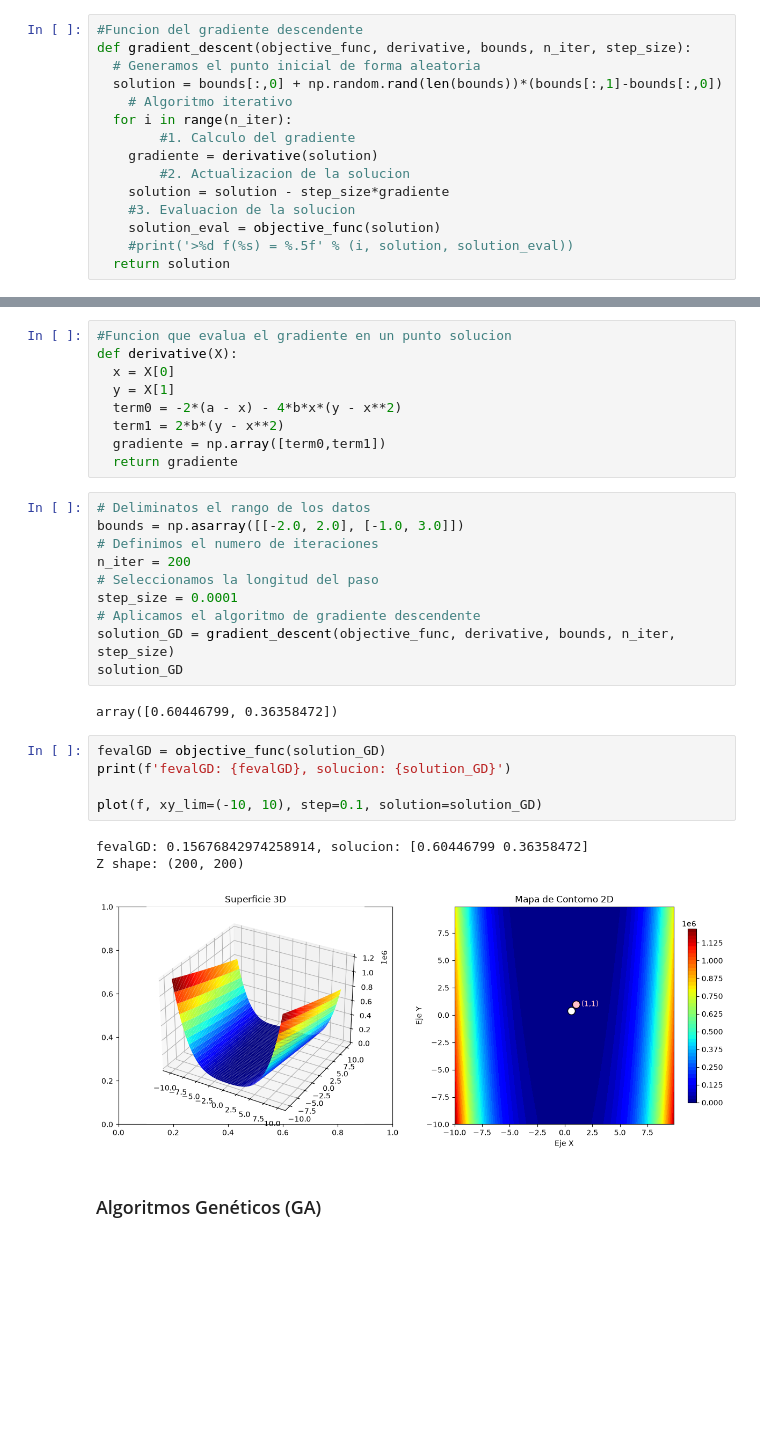
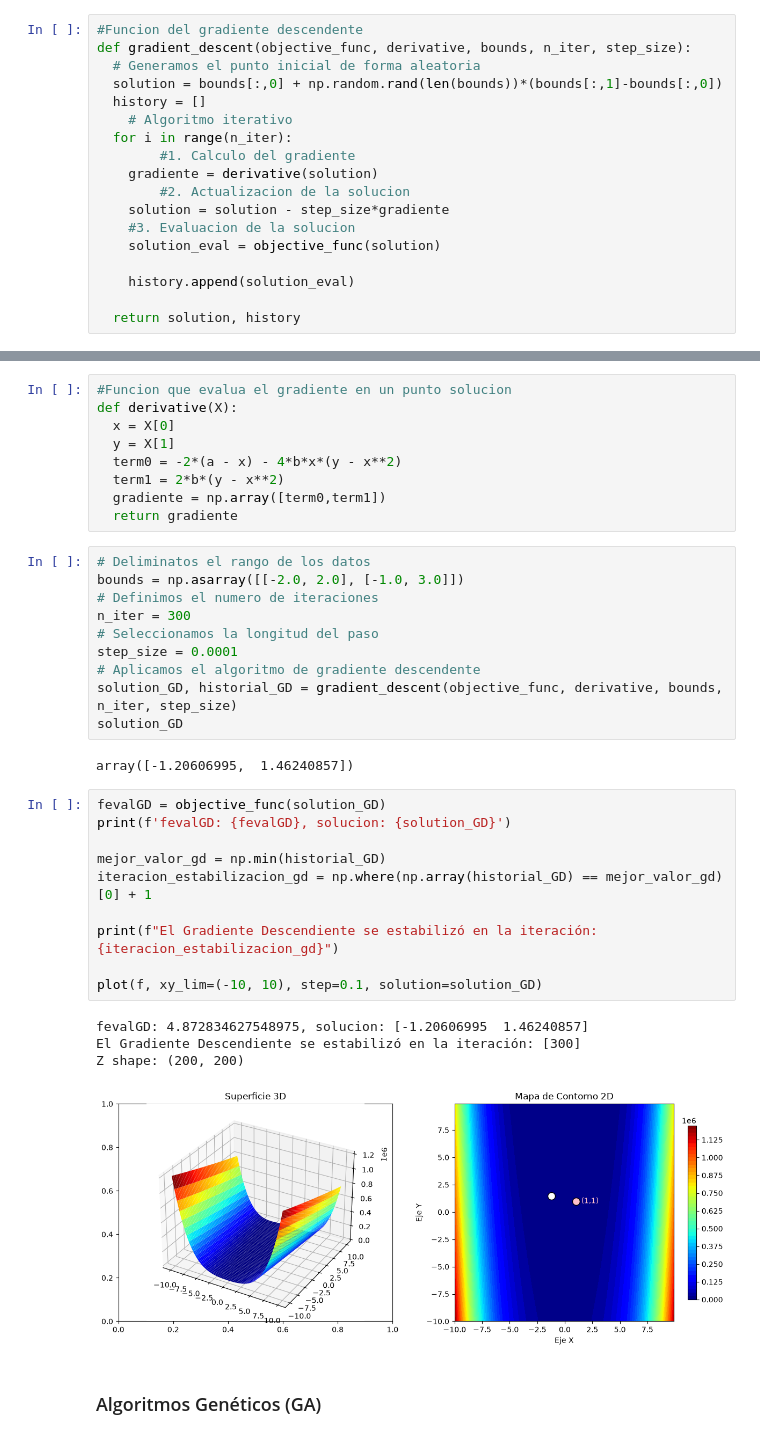
Before and after one commit to AndreDaniTorres/Statistical_Learning, a Jupyter notebook: IA_Optimization/Metaheuristic/Practica_3_parte_1.ipynb, the cells around one changed output, grey strips where cells are left out. Saved outputs shown, nothing was run; the diff lists cells and outputs as text; blank space fills up the shorter version.

Commit message:
(add) history in aco_pso_ga_gd

```diff
--- a/IA_Optimization/Metaheuristic/Practica_3_parte_1.ipynb
+++ b/IA_Optimization/Metaheuristic/Practica_3_parte_1.ipynb
@@ -105,6 +106,7 @@ Z shape: (200, 200)
 def gradient_descent(objective_func, derivative, bounds, n_iter, step_size):
   # Generamos el punto inicial de forma aleatoria
   solution = bounds[:,0] + np.random.rand(len(bounds))*(bounds[:,1]-bounds[:,0])
+  history = []
 	# Algoritmo iterativo
   for i in range(n_iter):
 		#1. Calculo del gradiente
@@ -113,8 +115,10 @@ def gradient_descent(objective_func, derivative, bounds, n_iter, step_size):
     solution = solution - step_size*gradiente
   	#3. Evaluacion de la solucion
     solution_eval = objective_func(solution)
-    #print('>%d f(%s) = %.5f' % (i, solution, solution_eval))
-  return solution
+
+    history.append(solution_eval)
+
+  return solution, history
 # %% [markdown]
 El gradiente para esta función es:
 
@@ -147,23 +151,29 @@ def derivative(X):
 # Deliminatos el rango de los datos
 bounds = np.asarray([[-2.0, 2.0], [-1.0, 3.0]])
 # Definimos el numero de iteraciones
-n_iter = 200
+n_iter = 300
 # Seleccionamos la longitud del paso
 step_size = 0.0001
 # Aplicamos el algoritmo de gradiente descendente
-solution_GD = gradient_descent(objective_func, derivative, bounds, n_iter, step_size)
+solution_GD, historial_GD = gradient_descent(objective_func, derivative, bounds, n_iter, step_size)
 solution_GD
 # %% [output]
-array([0.60446799, 0.36358472])
+array([-1.20606995,  1.46240857])
 # %%
 fevalGD = objective_func(solution_GD)
 print(f'fevalGD: {fevalGD}, solucion: {solution_GD}')
 
+mejor_valor_gd = np.min(historial_GD)
+iteracion_estabilizacion_gd = np.where(np.array(historial_GD) == mejor_valor_gd)[0] + 1
+
+print(f"El Gradiente Descendiente se estabilizó en la iteración: {iteracion_estabilizacion_gd}")
+
 plot(f, xy_lim=(-10, 10), step=0.1, solution=solution_GD)
 # %% [output]
-fevalGD: 0.15676842974258914, solucion: [0.60446799 0.36358472]
+fevalGD: 4.872834627548975, solucion: [-1.20606995  1.46240857]
+El Gradiente Descendiente se estabilizó en la iteración: [300]
 Z shape: (200, 200)
-[figure, old version]
+[figure, new version]
 # %% [markdown]
 ### Algoritmos Genéticos (GA)
 # %%
```
Also changed, not shown: parts of 13 cells of this notebook.
